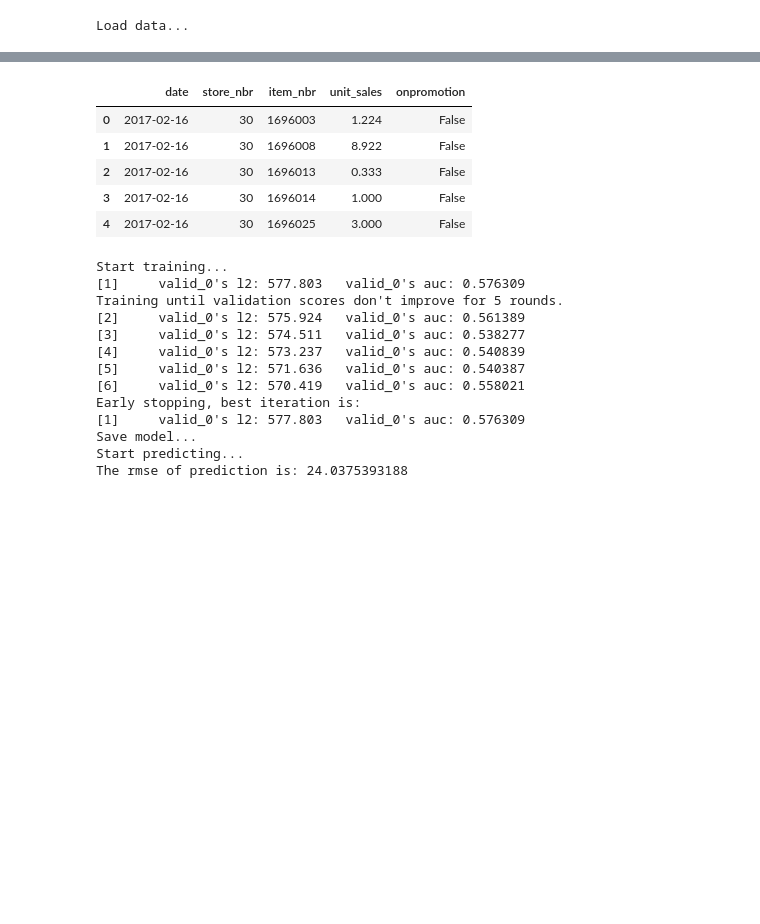
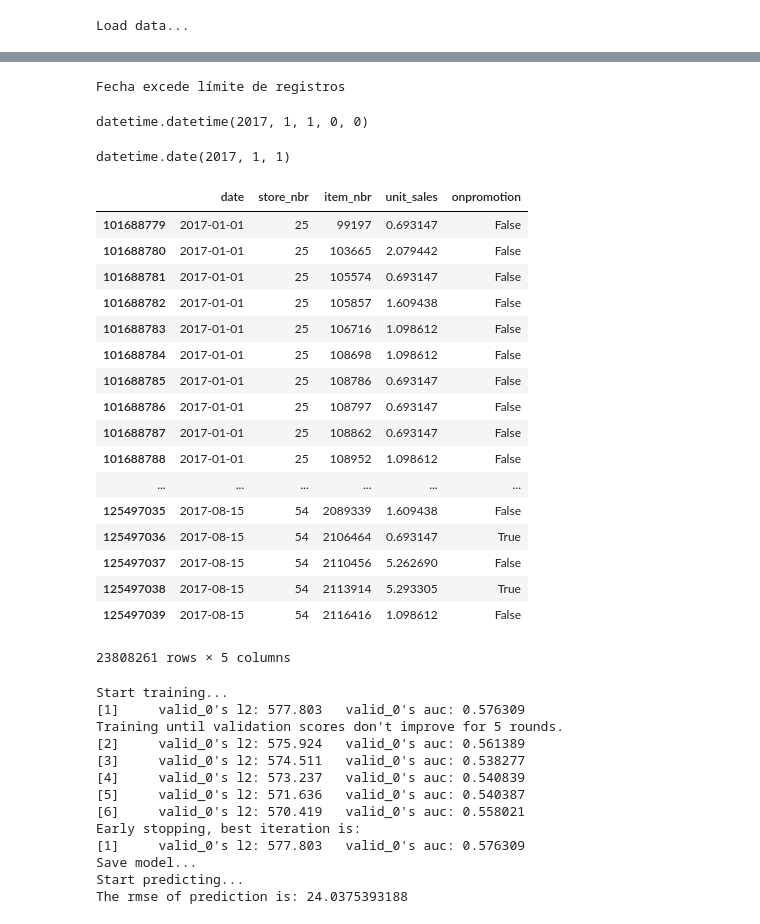
Before and after one commit to ambigus9/favorita-grocery-sales-forecasting, a Jupyter notebook: Favorita Grocery Sales Analytics.ipynb, the cells around one changed output, grey strips where cells are left out. Cells and saved outputs as stored; diff of their text form; code cells hidden in the pictures; blank space fills up the shorter version.

Commit message:
Adding date, look back, days to predict

```diff
--- a/Favorita Grocery Sales Analytics.ipynb
+++ b/Favorita Grocery Sales Analytics.ipynb
@@ -9,3 +9,30 @@ df_train = pd.read_csv("data/train.csv", dtype=dtypes, parse_dates=["date"], low
 df_test = pd.read_csv("data/test.csv", usecols=[0, 1, 2, 3, 4], dtype={'onpromotion': bool}, parse_dates=["date"] )
 # %% [output]
 Load data...
+# %%
+from datetime import date, timedelta
+import pandas as pd
+import numpy as np
+from sklearn.metrics import mean_squared_error
+import lightgbm as lgb
+import time
+
+# load or create your dataset
+print('Loading data...')
+
+start = time.time()
+
+train_list = []
+
+dtypes = {'id':'uint32', 'item_nbr':'int32', 'store_nbr':'int8', 'unit_sales':'float32', 'onpromotion':'bool' }
+chunk_iter = pd.read_csv("data/train.csv", dtype=dtypes, parse_dates=["date"], low_memory=True, usecols=[1, 2, 3, 4, 5], chunksize=10000 ) #,converters=converters)
+
+for chunk in chunk_iter:
+    chunk_kept = chunk.loc[chunk.date>=date(2017, 1, 1)]
+    train_list.append(chunk_kept)
+df_train = pd.concat(train_list)
+df_test = pd.read_csv("data/test.csv", usecols=[0, 1, 2, 3, 4], dtype={'onpromotion': bool}, parse_dates=["date"] ).set_index(['store_nbr', 'item_nbr', 'date'])
+items = pd.read_csv("data/items.csv").set_index("item_nbr")
+
+print('Load complete...')
+print("Time: ", time.strftime("%M:%S", time.gmtime(time.time() - start)) )
@@ -12,12 +43,53 @@ Load data...
+# %%
+# Definimos la Ventana Temporal
+look_back = 11
+# Dias que se quieren predecir
+days_to_predict = 16
+# Fecha base
+base_date = date(2017, 5, 31)
+# Última fecha disponible
+last_date = date(2017, 8, 16)
+
+if (base_date + timedelta(days=7 * look_back) < last_date):
+    print("Parámetros válidos: OK")
+    print("Fecha máxima: ", base_date + timedelta(days=7 * look_back))
+else:
+    print("Fecha excede límite de registros")
+# %% [output]
+Fecha excede límite de registros
+# %%
+df_train.loc[(df_train.unit_sales < 0),'unit_sales'] = 0 # Eliminar Valores Negativos
+# %%
+pd.datetime(2017,1,1)
+# %% [output]
+datetime.datetime(2017, 1, 1, 0, 0)
+# %%
+date(2017, 1, 1)
+# %% [output]
+datetime.date(2017, 1, 1)
+# %%
+df_train["unit_sales"] = df_train["unit_sales"].apply(np.log1p) # Aplicar Logaritmo
 # %%
-df_train.head()
+df_train
 # %% [output]
 |  | date | store_nbr | item_nbr | unit_sales | onpromotion |
-| 0 | 2017-02-16 | 30 | 1696003 | 1.224 | False |
-| 1 | 2017-02-16 | 30 | 1696008 | 8.922 | False |
-| 2 | 2017-02-16 | 30 | 1696013 | 0.333 | False |
-| 3 | 2017-02-16 | 30 | 1696014 | 1.000 | False |
-| 4 | 2017-02-16 | 30 | 1696025 | 3.000 | False |
+| 101688779 | 2017-01-01 | 25 | 99197 | 0.693147 | False |
+| 101688780 | 2017-01-01 | 25 | 103665 | 2.079442 | False |
+| 101688781 | 2017-01-01 | 25 | 105574 | 0.693147 | False |
+| 101688782 | 2017-01-01 | 25 | 105857 | 1.609438 | False |
+| 101688783 | 2017-01-01 | 25 | 106716 | 1.098612 | False |
+| 101688784 | 2017-01-01 | 25 | 108698 | 1.098612 | False |
+| 101688785 | 2017-01-01 | 25 | 108786 | 0.693147 | False |
+| 101688786 | 2017-01-01 | 25 | 108797 | 0.693147 | False |
+| 101688787 | 2017-01-01 | 25 | 108862 | 0.693147 | False |
+| 101688788 | 2017-01-01 | 25 | 108952 | 1.098612 | False |
+| ... | ... | ... | ... | ... | ... |
+| 125497035 | 2017-08-15 | 54 | 2089339 | 1.609438 | False |
+| 125497036 | 2017-08-15 | 54 | 2106464 | 0.693147 | True |
+| 125497037 | 2017-08-15 | 54 | 2110456 | 5.262690 | False |
+| 125497038 | 2017-08-15 | 54 | 2113914 | 5.293305 | True |
+| 125497039 | 2017-08-15 | 54 | 2116416 | 1.098612 | False |
+23808261 rows × 5 columns
 # %%
 df_train["date"] = df_train["date"].dt.dayofweek
 df_test["date"] = df_test["date"].dt.dayofweek
```
Also changed, not shown: parts of 1 cell of this notebook, 1 other file.
